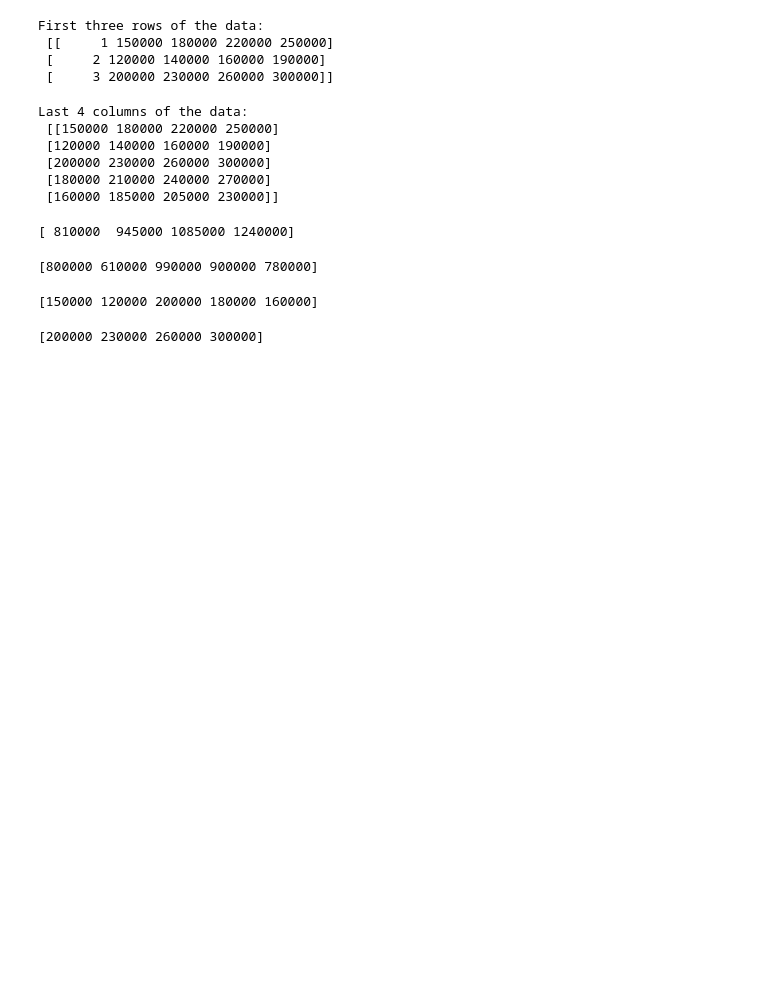
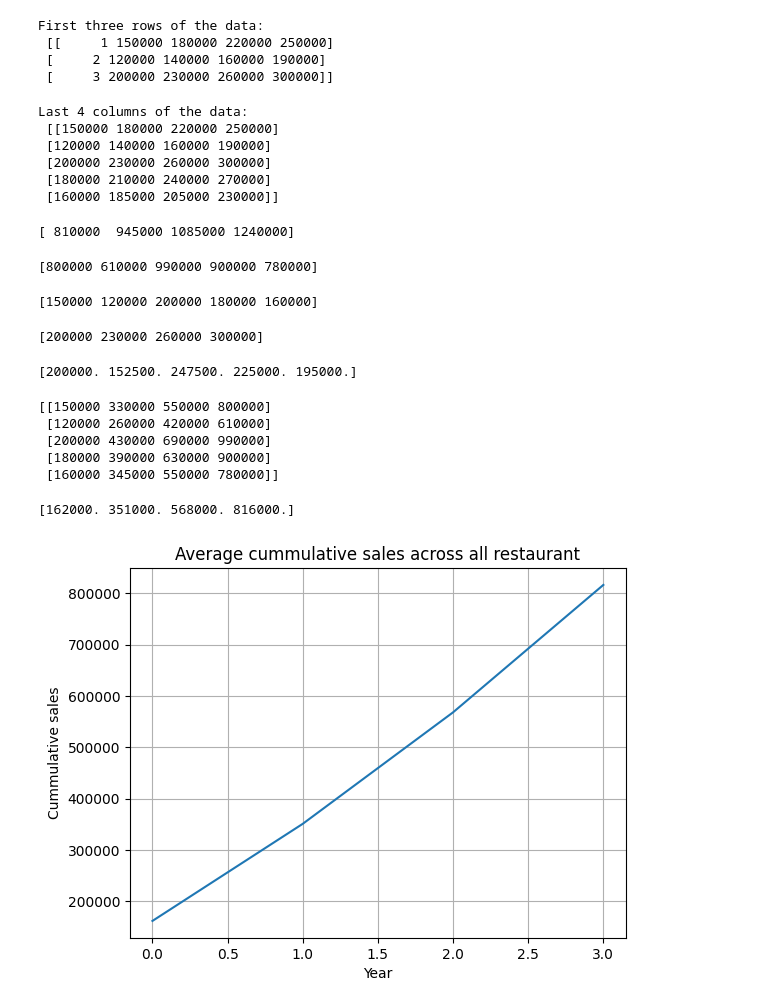
Before and after one commit to roshan0503/Numpy, a Jupyter notebook: Phase3.ipynb, the cells around one changed output. Cells and saved outputs as stored; diff of their text form; code cells hidden in the pictures; blank space fills up the shorter version.

```diff
--- a/Phase3.ipynb
+++ b/Phase3.ipynb
@@ -60,3 +59,34 @@ max_sales = np.max(sales_data[:, 1: ], axis=0)
 print(max_sales)
 # %% [output]
 [200000 230000 260000 300000]
+# %%
+# I want average sales per restaurant
+avg_sales = np.mean(sales_data[:, 1:], axis=1)
+print(avg_sales)
+# %% [output]
+[200000. 152500. 247500. 225000. 195000.]
+# %%
+# I want CUMMULATIVE Sales per restaurant
+cum_sales = np.cumsum(sales_data[:, 1:], axis=1)
+print(cum_sales)
+# %% [output]
+[[150000 330000 550000 800000]
+ [120000 260000 420000 610000]
+ [200000 430000 690000 990000]
+ [180000 390000 630000 900000]
+ [160000 345000 550000 780000]]
+# %%
+# I want graph of Average cummulative sales across all restaurant
+cum_mean = np.mean(cum_sales, axis=0)
+print(cum_mean)
+
+import seaborn as sns
+sns.lineplot(data=cum_mean)
+plt.title('Average cummulative sales across all restaurant')
+plt.xlabel('Year')
+plt.ylabel('Cummulative sales')
+plt.grid()
+plt.show()
+# %% [output]
+[162000. 351000. 568000. 816000.]
+[figure, added]
```
Also changed, not shown: parts of 1 cell of this notebook.
